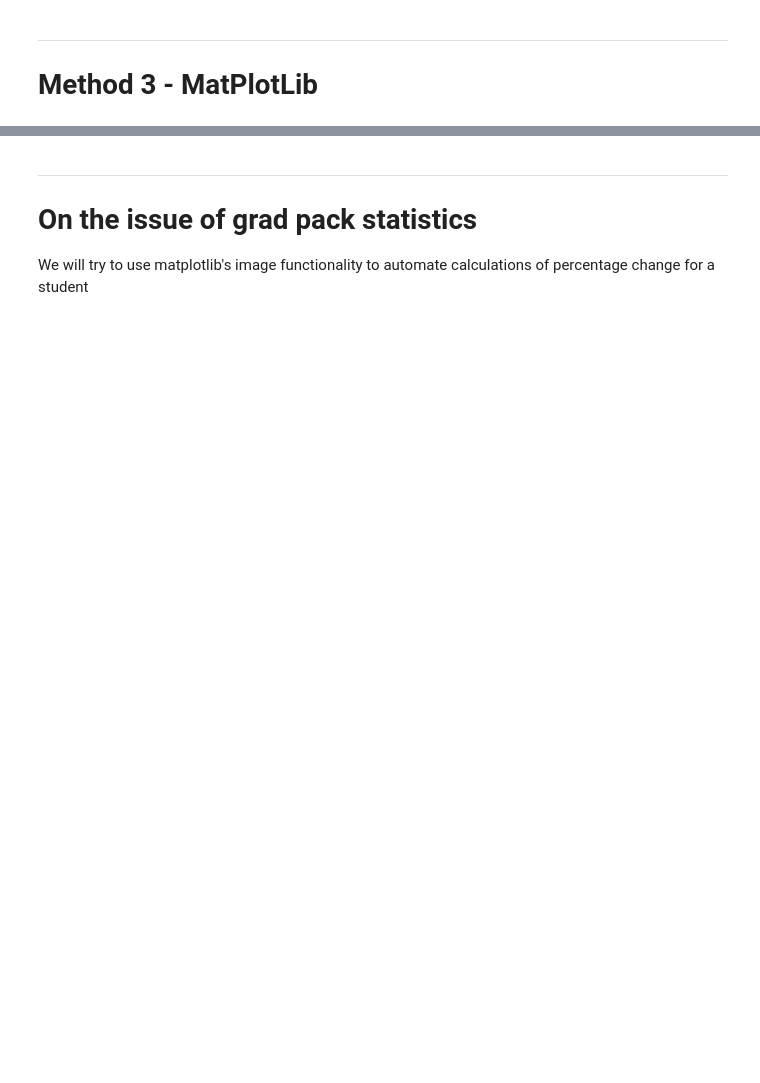
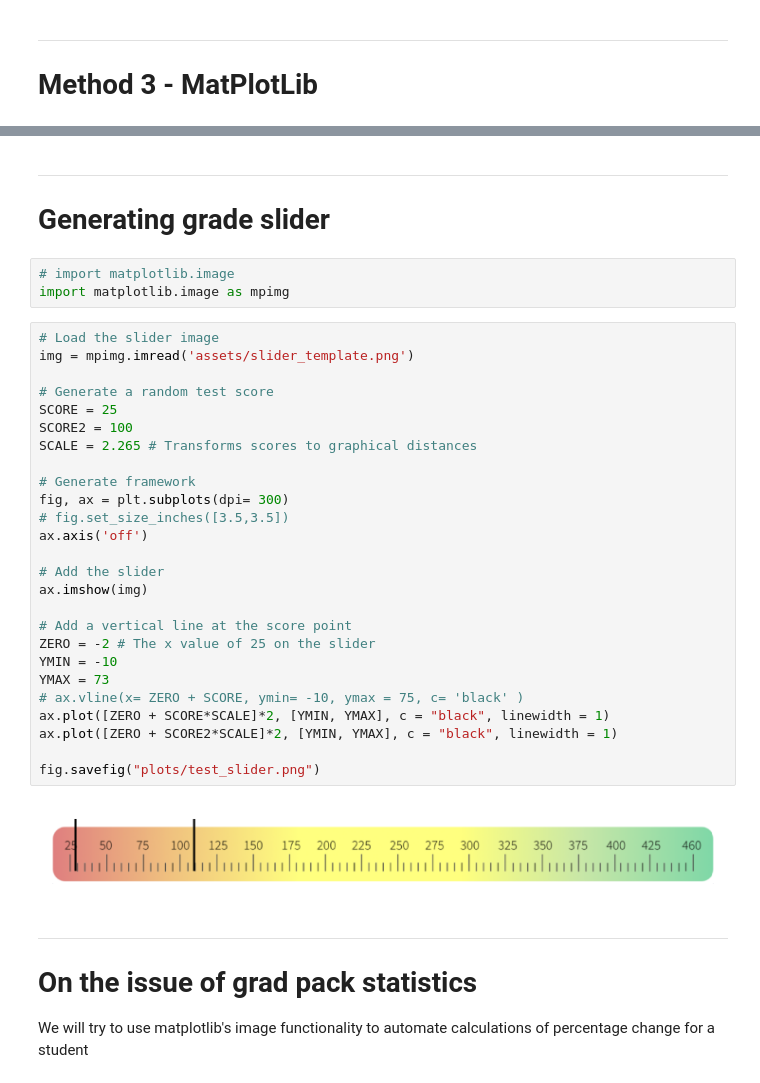
Before and after one commit to callumj2/test-score-rose-generator, a Jupyter notebook: notebook.ipynb, the cells around one changed output, grey strips where cells are left out. Saved outputs shown, nothing was run; the diff lists cells and outputs as text; blank space fills up the shorter version.

Commit message:
Began Formatting Slider
Also began writing standalone function

```diff
--- a/notebook.ipynb
+++ b/notebook.ipynb
@@ -171,3 +170,37 @@ plt.show()
+# %% [markdown]
+----
+# Generating grade slider
+# %%
+# import matplotlib.image
+import matplotlib.image as mpimg
+# %%
+# Load the slider image
+img = mpimg.imread('assets/slider_template.png')
+
+# Generate a random test score
+SCORE = 25
+SCORE2 = 100
+SCALE = 2.265 # Transforms scores to graphical distances
+
+# Generate framework
+fig, ax = plt.subplots(dpi= 300)
+# fig.set_size_inches([3.5,3.5])
+ax.axis('off')
+
+# Add the slider
+ax.imshow(img)
+
+# Add a vertical line at the score point
+ZERO = -2 # The x value of 25 on the slider
+YMIN = -10
+YMAX = 73
+# ax.vline(x= ZERO + SCORE, ymin= -10, ymax = 75, c= 'black' )
+ax.plot([ZERO + SCORE*SCALE]*2, [YMIN, YMAX], c = "black", linewidth = 1)
+ax.plot([ZERO + SCORE2*SCALE]*2, [YMIN, YMAX], c = "black", linewidth = 1)
+
+fig.savefig("plots/test_slider.png")
+# %% [output]
+[figure, added]
 # %% [markdown]
 ----
 # On the issue of grad pack statistics
```
Also changed, not shown: parts of 5 cells of this notebook, 8 other files.
